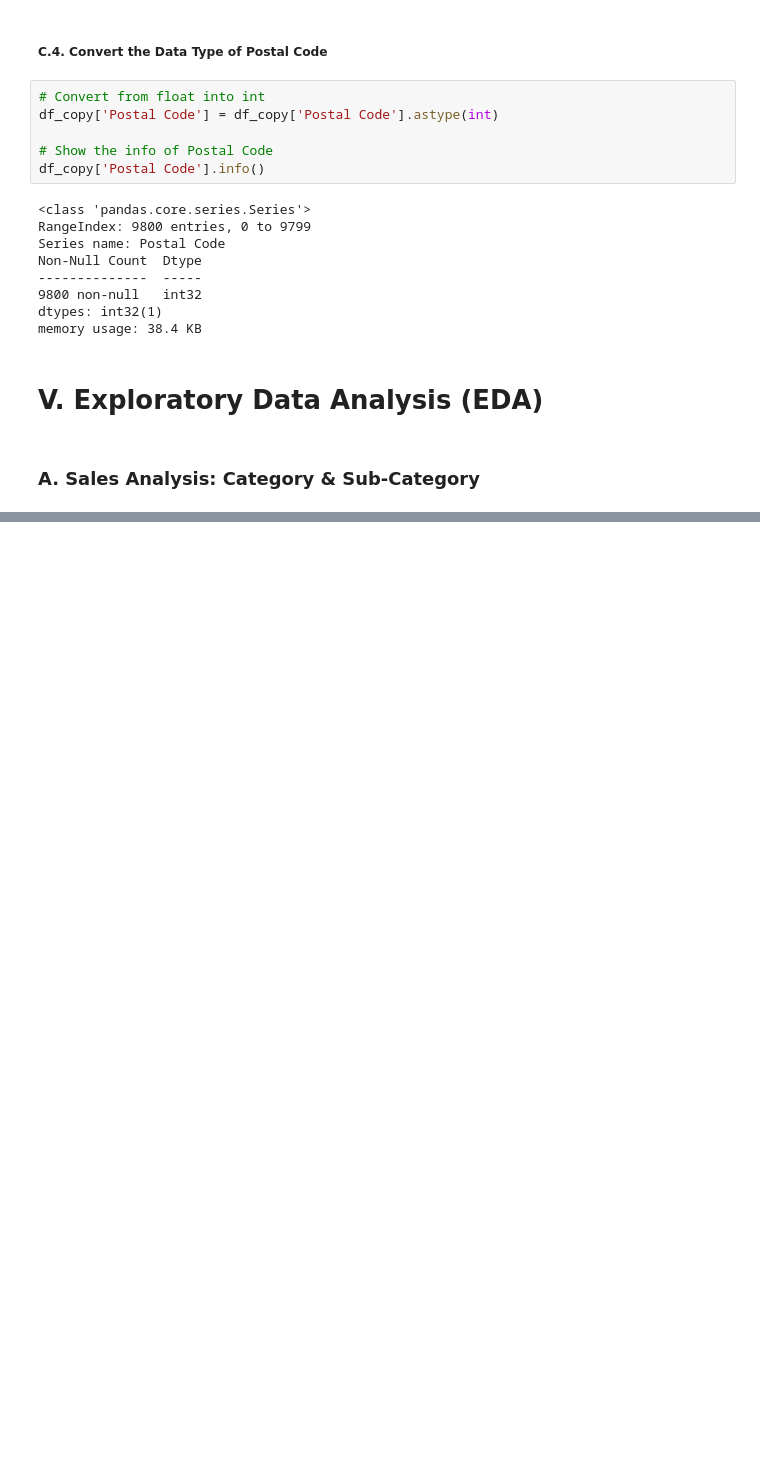
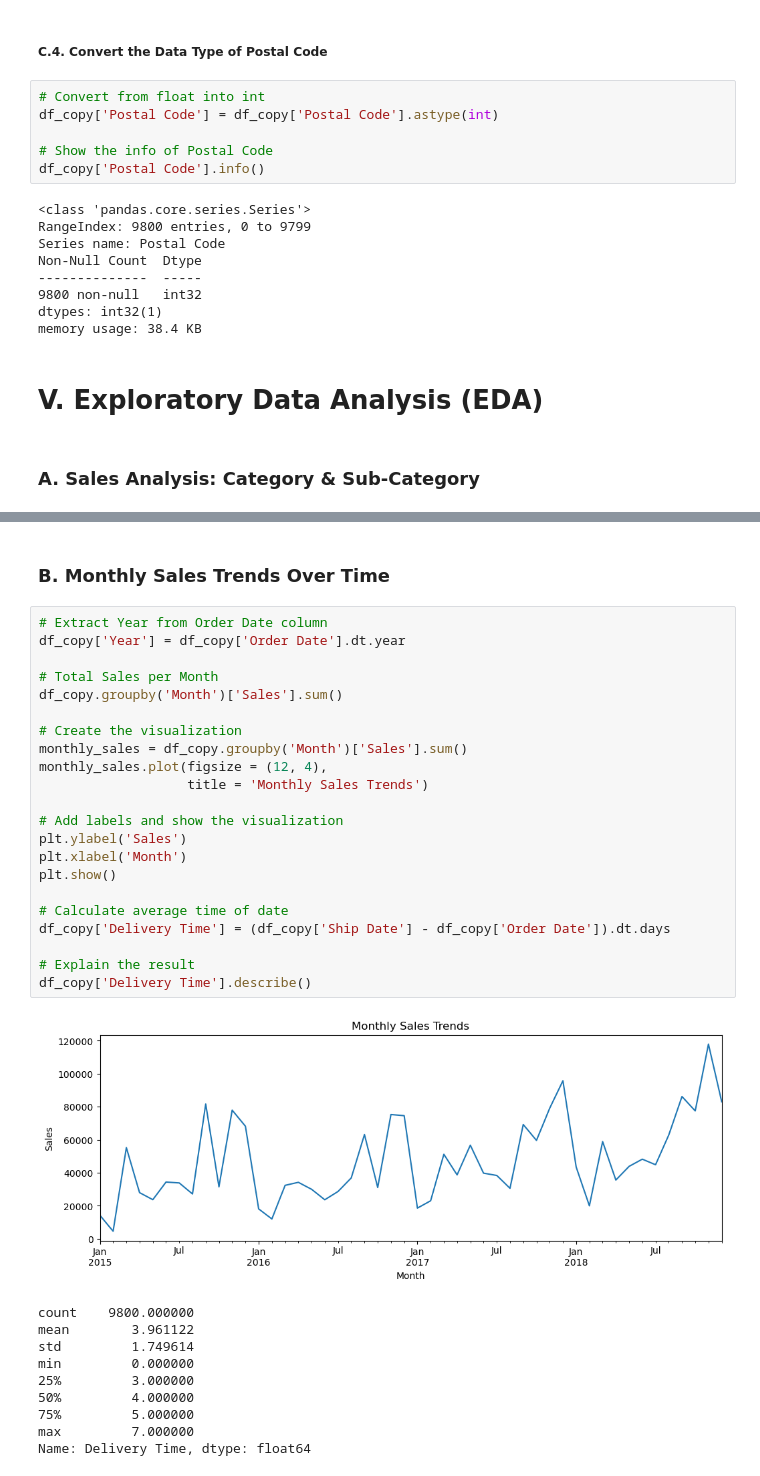
Before and after one commit to Maulana-Yusuf-T/Sales-Forecasting, a Jupyter notebook: Sales_Forecasting.ipynb, the cells around one changed output, grey strips where cells are left out. Saved outputs shown, nothing was run; the diff lists cells and outputs as text; blank space fills up the shorter version.

```diff
--- a/Sales_Forecasting.ipynb
+++ b/Sales_Forecasting.ipynb
@@ -334,3 +334,38 @@ plt.show()
 # %% [output]
 [figure]
 [figure]
+# %% [markdown]
+### **B. Monthly Sales Trends Over Time**
+# %%
+# Extract Year from Order Date column
+df_copy['Year'] = df_copy['Order Date'].dt.year
+
+# Total Sales per Month
+df_copy.groupby('Month')['Sales'].sum()
+
+# Create the visualization
+monthly_sales = df_copy.groupby('Month')['Sales'].sum()
+monthly_sales.plot(figsize = (12, 4),
+                   title = 'Monthly Sales Trends')
+
+# Add labels and show the visualization
+plt.ylabel('Sales')
+plt.xlabel('Month')
+plt.show()
+
+# Calculate average time of date
+df_copy['Delivery Time'] = (df_copy['Ship Date'] - df_copy['Order Date']).dt.days
+
+# Explain the result
+df_copy['Delivery Time'].describe()
+# %% [output]
+[figure, added]
+count    9800.000000
+mean        3.961122
+std         1.749614
+min         0.000000
+25%         3.000000
+50%         4.000000
+75%         5.000000
+max         7.000000
+Name: Delivery Time, dtype: float64
```
Also changed, not shown: parts of 2 cells of this notebook.
